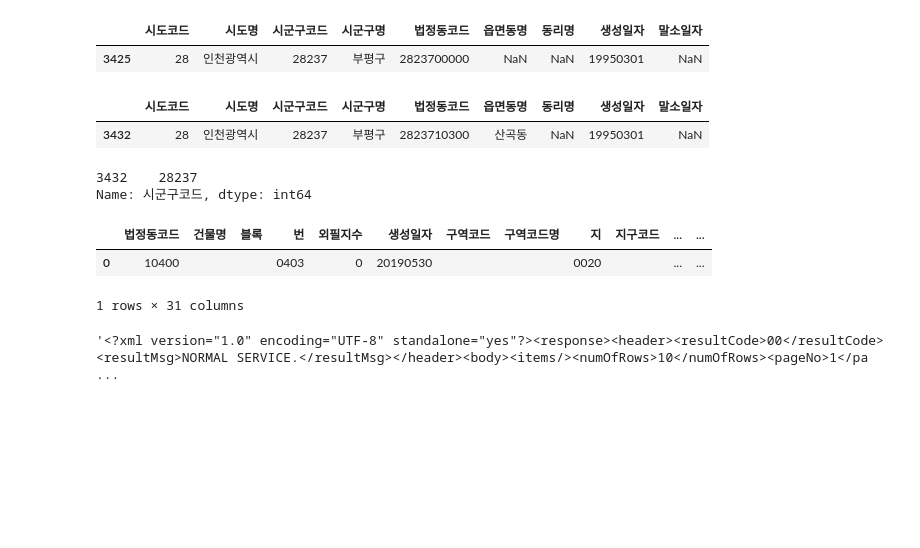
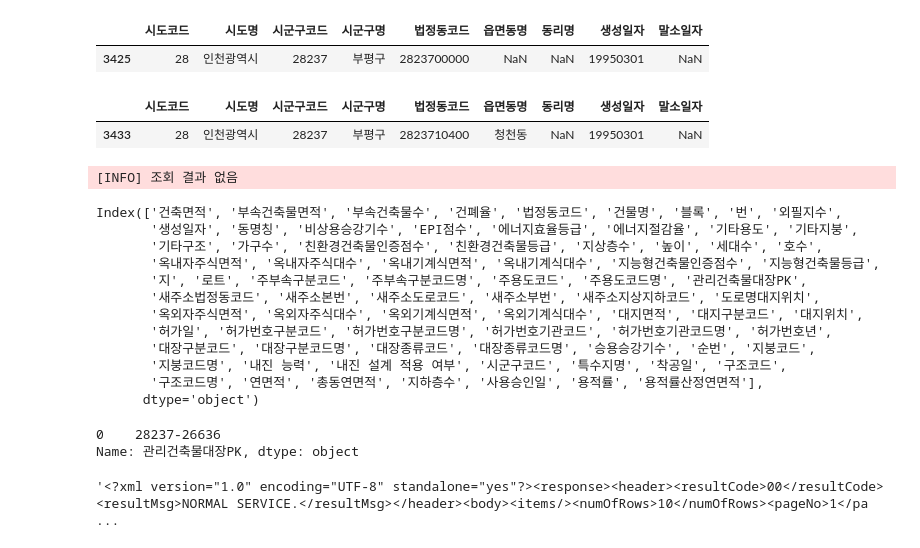
Before and after one commit to kaeh3403/Realestate, a Jupyter notebook: Building.ipynb, the cells around one changed output. Saved outputs shown, nothing was run; the diff lists cells and outputs as text; code cells hidden in the pictures; blank space fills up the shorter version.

```diff
--- a/Building.ipynb
+++ b/Building.ipynb
@@ -50,7 +50,7 @@ code.loc[(code['시군구명'].str.contains(sigunguName, na=False)) &
 | 3425 | 28 | 인천광역시 | 28237 | 부평구 | 2823700000 | NaN | NaN | 19950301 | NaN |
 # %%
 code.loc[(code['시군구명'].str.contains(sigunguName, na=False)) &
-         (code['읍면동명']=='산곡동')]
+         (code['읍면동명']==dongName)]
 # %% [output]
 |  | 시도코드 | 시도명 | 시군구코드 | 시군구명 | 법정동코드 | 읍면동명 | 동리명 | 생성일자 | 말소일자 |
-| 3432 | 28 | 인천광역시 | 28237 | 부평구 | 2823710300 | 산곡동 | NaN | 19950301 | NaN |
+| 3433 | 28 | 인천광역시 | 28237 | 부평구 | 2823710400 | 청천동 | NaN | 19950301 | NaN |
@@ -60,22 +57,33 @@ dongName = "청천동"
-# %%
-code.loc[(code['시군구명'].str.contains(sigunguName, na=False)) &
-         (code['읍면동명']=='산곡동')]['시군구코드']
-# %% [output]
-3432    28237
-Name: 시군구코드, dtype: int64
 # %%
-category = "기본개요"                                   # 건축물대장 종류 (ex. 표제부, 총괄표제부, 전유부 등)
+category = ""                                   # 건축물대장 종류 (ex. 표제부, 총괄표제부, 전유부 등)
 sigunguCd = "28237"                                     # 시군구코드(5)
 bjdongCd = "10400"                                      # 읍면동코드(5)
-bun = "0403"                                            # 본번(4)
-ji = "0020"                                             # 부번(4)
+bun = "0011"                                            # 본번(4)
+ji = "0034"                                             # 부번(4)
 
 df = bd.read_data(category=category, sigunguCd=sigunguCd, bjdongCd=bjdongCd, bun=bun, ji=ji)
-df.head()
 # %% [output]
-|  | 법정동코드 | 건물명 | 블록 | 번 | 외필지수 | 생성일자 | 구역코드 | 구역코드명 | 지 | 지구코드 | ... | ... |
-| 0 | 10400 |  |  | 0403 | 0 | 20190530 |  |  | 0020 |  | ... | ... |
-1 rows × 31 columns
+[INFO] 조회 결과 없음
+# %%
+df.columns
+# %% [output]
+Index(['건축면적', '부속건축물면적', '부속건축물수', '건폐율', '법정동코드', '건물명', '블록', '번', '외필지수',
+       '생성일자', '동명칭', '비상용승강기수', 'EPI점수', '에너지효율등급', '에너지절감율', '기타용도', '기타지붕',
+       '기타구조', '가구수', '친환경건축물인증점수', '친환경건축물등급', '지상층수', '높이', '세대수', '호수',
+       '옥내자주식면적', '옥내자주식대수', '옥내기계식면적', '옥내기계식대수', '지능형건축물인증점수', '지능형건축물등급',
+       '지', '로트', '주부속구분코드', '주부속구분코드명', '주용도코드', '주용도코드명', '관리건축물대장PK',
+       '새주소법정동코드', '새주소본번', '새주소도로코드', '새주소부번', '새주소지상지하코드', '도로명대지위치',
+       '옥외자주식면적', '옥외자주식대수', '옥외기계식면적', '옥외기계식대수', '대지면적', '대지구분코드', '대지위치',
+       '허가일', '허가번호구분코드', '허가번호구분코드명', '허가번호기관코드', '허가번호기관코드명', '허가번호년',
+       '대장구분코드', '대장구분코드명', '대장종류코드', '대장종류코드명', '승용승강기수', '순번', '지붕코드',
+       '지붕코드명', '내진 능력', '내진 설계 적용 여부', '시군구코드', '특수지명', '착공일', '구조코드',
+       '구조코드명', '연면적', '총동연면적', '지하층수', '사용승인일', '용적률', '용적률산정연면적'],
+      dtype='object')
+# %%
+df.관리건축물대장PK
+# %% [output]
+0    28237-26636
+Name: 관리건축물대장PK, dtype: object
 # %%
 r = requests.get('http://apis.data.go.kr/1613000/BldRgstService_v2/getBrHsprcInfo?sigunguCd=28237&bjdongCd=10300&bun=0028&ji=0029&ServiceKey={key}'.format(key = serviceKey))
 # %%
```
Also changed, not shown: parts of 1 cell of this notebook, 11 other files.
